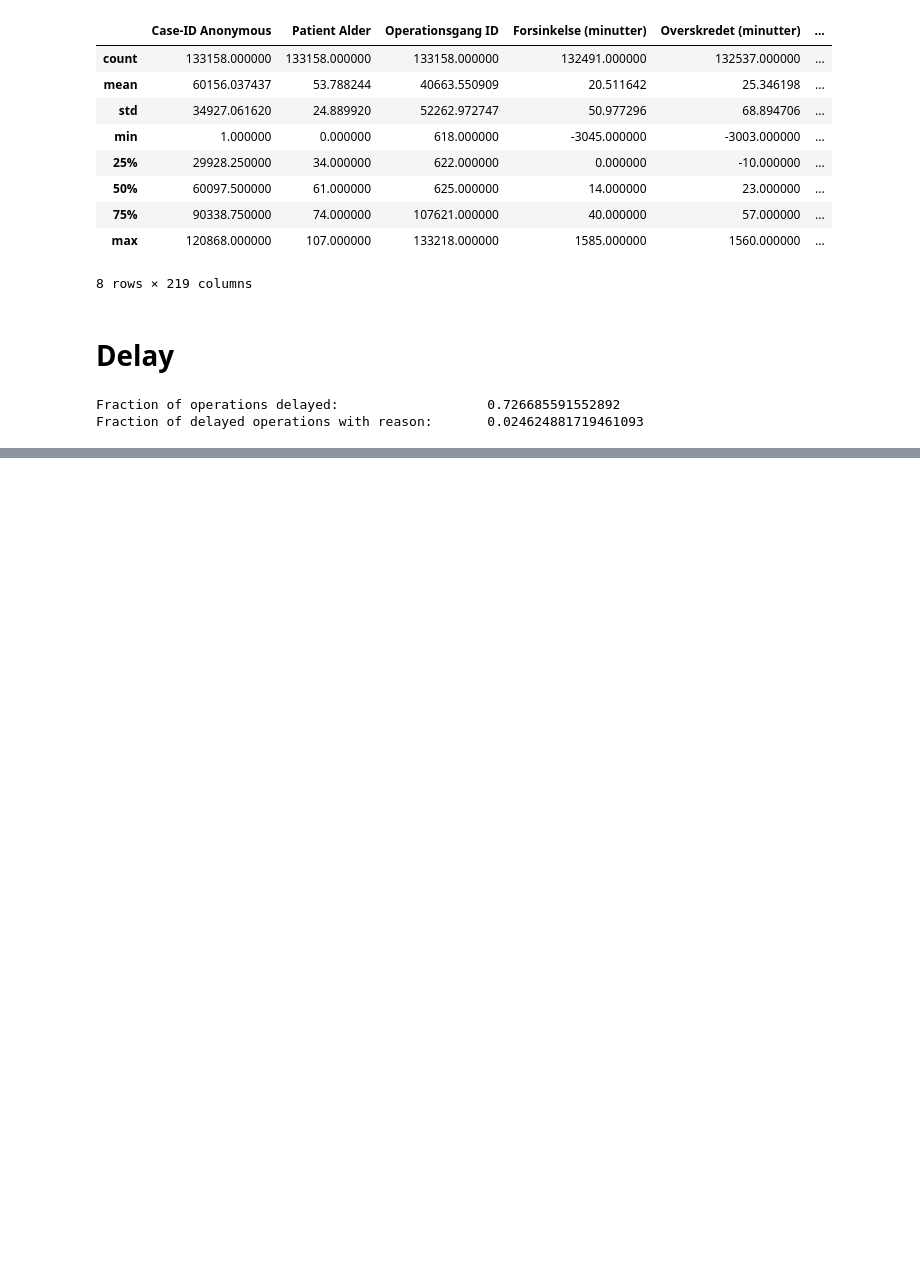
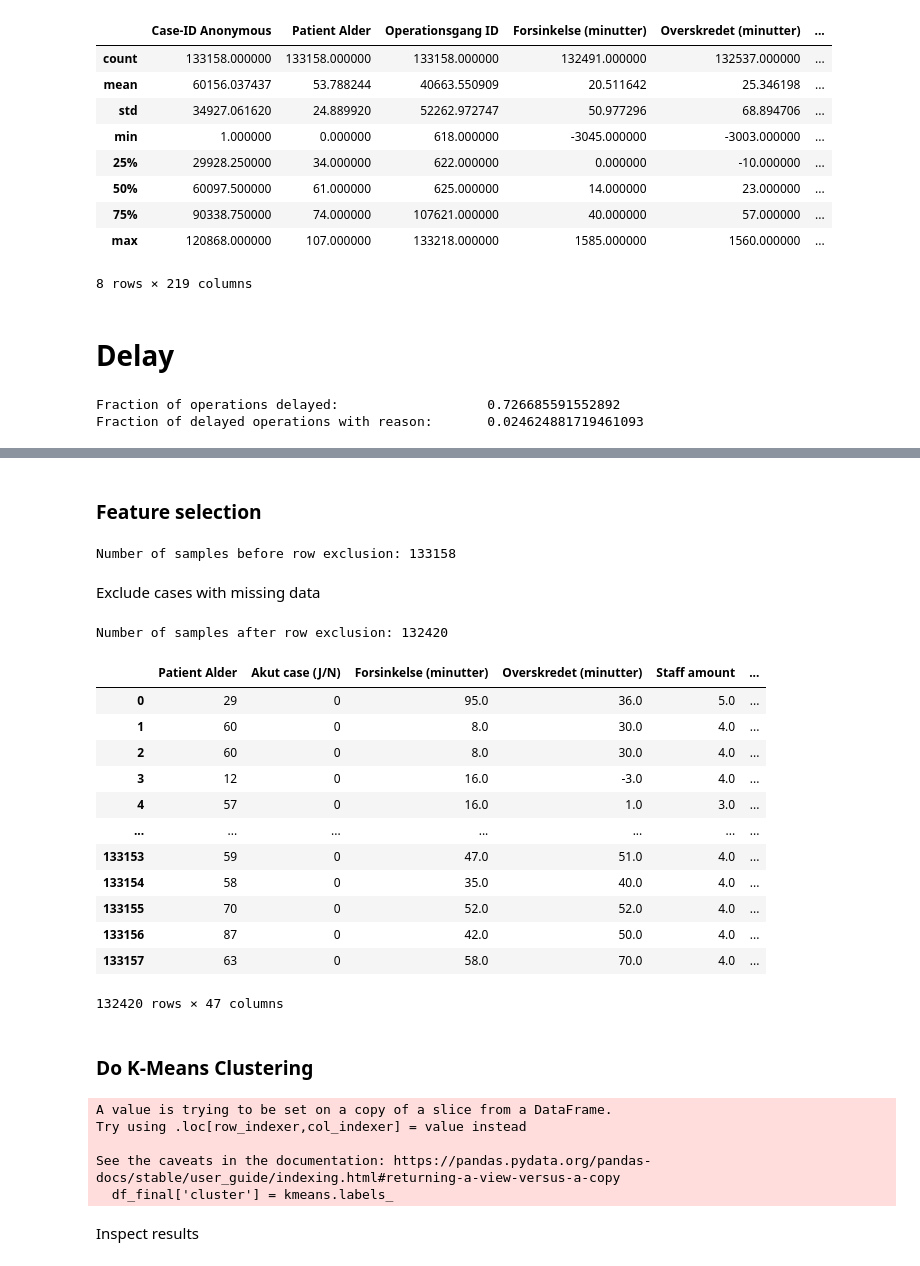
Before and after one commit to killermort9/AnalyticsToAction, a Jupyter notebook: esther.ipynb, the cells around one changed output, grey strips where cells are left out. Saved outputs shown, nothing was run; the diff lists cells and outputs as text; code cells hidden in the pictures; blank space fills up the shorter version.

```diff
--- a/esther.ipynb
+++ b/esther.ipynb
@@ -69,0 +71,7 @@ Name: Speciale_Øre-næse-hals, Length: 133158, dtype: bool
+# %%
+# Add month variable, where sine and cosine are used to ensure similar features for close months
+months = df_complete['Dato'].dt.month
+df_complete['Måned_sin'] = np.sin(2 * np.pi * months/12)
+df_complete['Måned_cos'] = np.cos(2 * np.pi * months/12)
+# %% [markdown]
+### Feature selection
@@ -69,0 +93,51 @@ Name: Speciale_Øre-næse-hals, Length: 133158, dtype: bool
+# %%
+print(f"Number of samples before row exclusion: {len(df_cluster)}")
+# %% [output]
+Number of samples before row exclusion: 133158
+# %% [markdown]
+Exclude cases with missing data
+# %%
+# Drop rows with NaN
+df_cluster_clean = df_cluster.dropna()
+print(f"Number of samples after row exclusion: {len(df_cluster_clean)}")
+# %% [output]
+Number of samples after row exclusion: 132420
+# %%
+df_cluster_clean
+# %% [output]
+|  | Patient Alder | Akut case (J/N) | Forsinkelse (minutter) | Overskredet (minutter) | Staff amount | ... |
+| 0 | 29 | 0 | 95.0 | 36.0 | 5.0 | ... |
+| 1 | 60 | 0 | 8.0 | 30.0 | 4.0 | ... |
+| 2 | 60 | 0 | 8.0 | 30.0 | 4.0 | ... |
+| 3 | 12 | 0 | 16.0 | -3.0 | 4.0 | ... |
+| 4 | 57 | 0 | 16.0 | 1.0 | 3.0 | ... |
+| ... | ... | ... | ... | ... | ... | ... |
+| 133153 | 59 | 0 | 47.0 | 51.0 | 4.0 | ... |
+| 133154 | 58 | 0 | 35.0 | 40.0 | 4.0 | ... |
+| 133155 | 70 | 0 | 52.0 | 52.0 | 4.0 | ... |
+| 133156 | 87 | 0 | 42.0 | 50.0 | 4.0 | ... |
+| 133157 | 63 | 0 | 58.0 | 70.0 | 4.0 | ... |
+132420 rows × 47 columns
+# %% [markdown]
+### Do K-Means Clustering
+# %%
+# Scale data
+scaler = StandardScaler()
+X_scaled = scaler.fit_transform(df_cluster_clean)
+
+# Perform clustering
+k = 5
+kmeans = KMeans(n_clusters=k, random_state=2026)
+kmeans.fit(X_scaled)
+
+# Assign cluster labels to final DataFrame
+df_final = df_cluster_clean
+df_final['cluster'] = kmeans.labels_
+# %% [output]
+A value is trying to be set on a copy of a slice from a DataFrame.
+Try using .loc[row_indexer,col_indexer] = value instead
+
+See the caveats in the documentation: https://pandas.pydata.org/pandas-docs/stable/user_guide/indexing.html#returning-a-view-versus-a-copy
+  df_final['cluster'] = kmeans.labels_
+# %% [markdown]
+Inspect results
```
Also changed, not shown: parts of 12 cells of this notebook.
